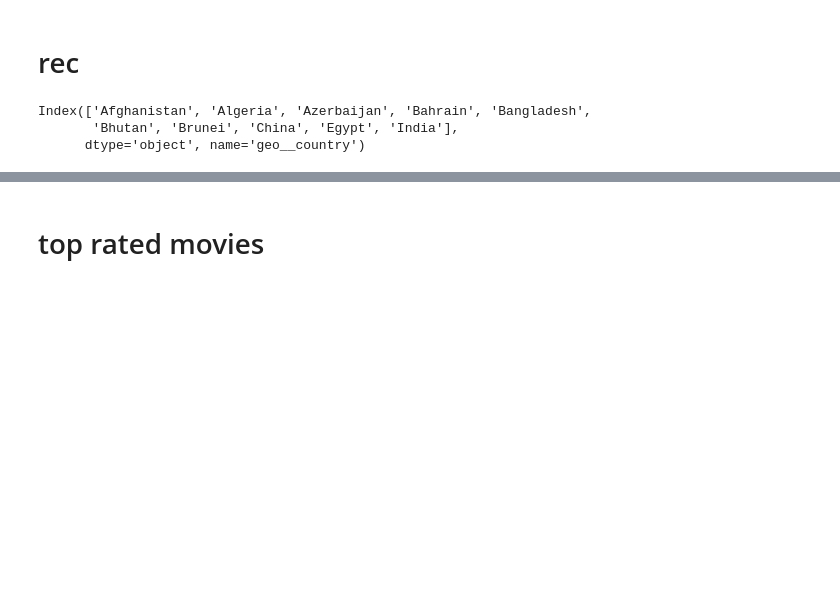
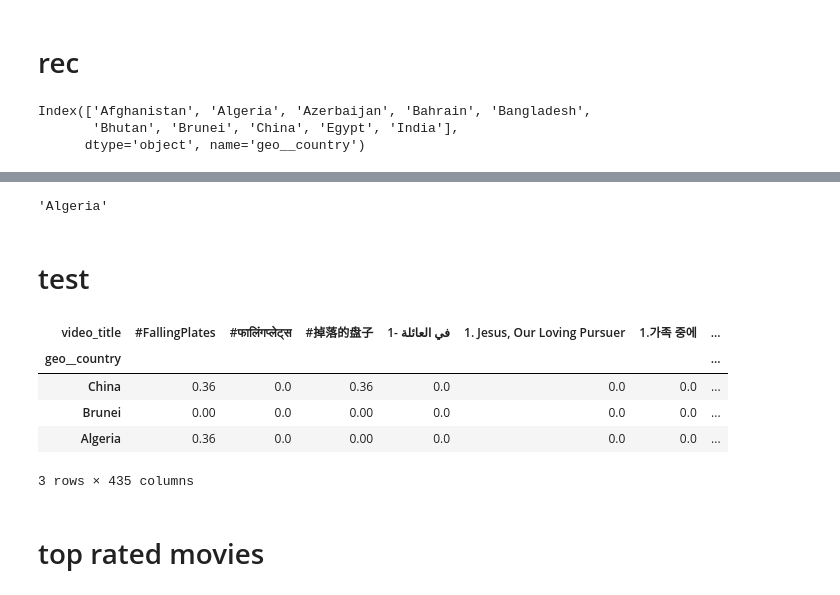
Before and after one commit to dj-betts/jf_project, a Jupyter notebook: recommender_base.ipynb, the cells around one changed output, grey strips where cells are left out. Saved outputs shown, nothing was run; the diff lists cells and outputs as text; code cells hidden in the pictures; blank space fills up the shorter version.

```diff
--- a/recommender_base.ipynb
+++ b/recommender_base.ipynb
@@ -291,0 +367,15 @@ IndexError: tuple index out of range
+# %%
+users[1]
+# %% [output]
+'Algeria'
+# %% [markdown]
+# test
+# %%
+test
+# %% [output]
+| video_title | #FallingPlates | #फालिंगप्लेट्स | #掉落的盘子 | 1- في العائلة | 1. Jesus, Our Loving Pursuer | 1.가족 중에 | ... |
+| geo__country |  |  |  |  |  |  | ... |
+| China | 0.36 | 0.0 | 0.36 | 0.0 | 0.0 | 0.0 | ... |
+| Brunei | 0.00 | 0.0 | 0.00 | 0.0 | 0.0 | 0.0 | ... |
+| Algeria | 0.36 | 0.0 | 0.00 | 0.0 | 0.0 | 0.0 | ... |
+3 rows × 435 columns
```
Also changed, not shown: parts of 23 cells of this notebook.
